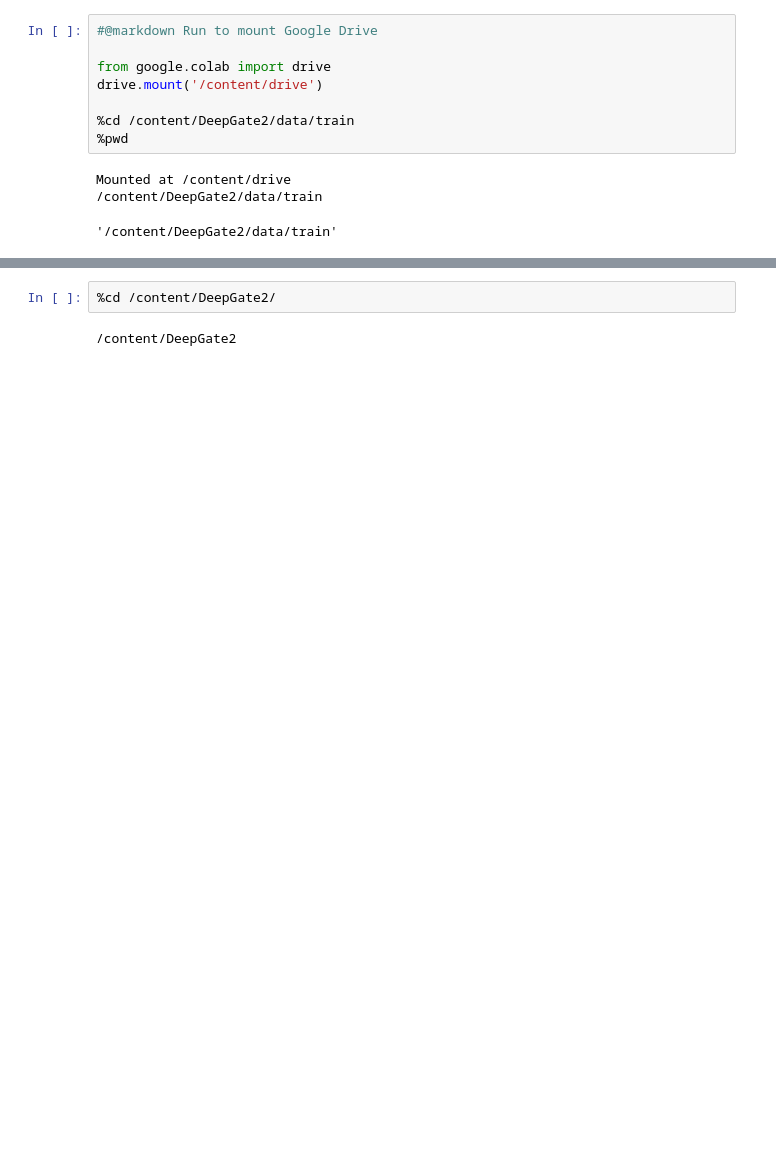
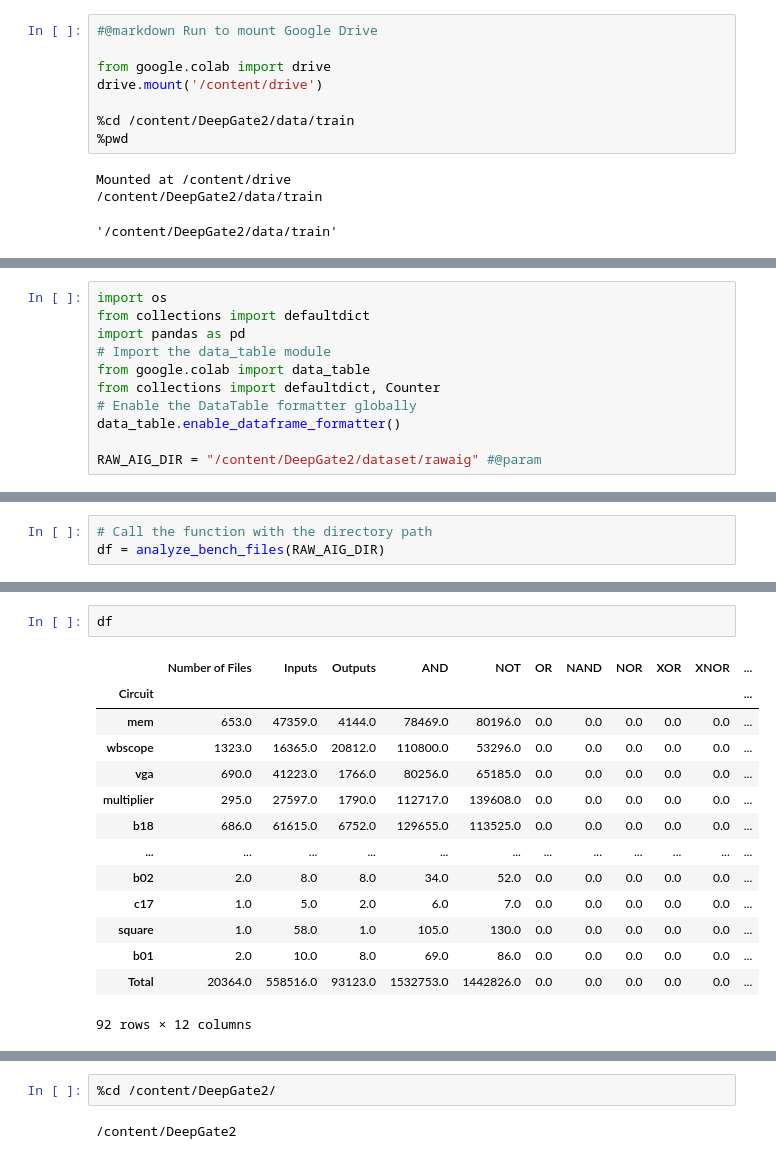
Before and after one commit to mangohehe/DeepGate2, a Jupyter notebook: notebooks/Data-Learning.ipynb, the cells around one changed output, grey strips where cells are left out. Drawn from its saved outputs; the diff is of its cells as text; blank space fills up the shorter version.

```diff
--- a/notebooks/Data-Learning.ipynb
+++ b/notebooks/Data-Learning.ipynb
@@ -30,0 +49,11 @@ Mounted at /content/drive
+# %%
+import os
+from collections import defaultdict
+import pandas as pd
+# Import the data_table module
+from google.colab import data_table
+from collections import defaultdict, Counter
+# Enable the DataTable formatter globally
+data_table.enable_dataframe_formatter()
+
+RAW_AIG_DIR = "/content/DeepGate2/dataset/rawaig" #@param
@@ -30,0 +159,3 @@ Mounted at /content/drive
+# %%
+# Call the function with the directory path
+df = analyze_bench_files(RAW_AIG_DIR)
@@ -30,0 +174,17 @@ Mounted at /content/drive
+# %%
+df
+# %% [output]
+|  | Number of Files | Inputs | Outputs | AND | NOT | OR | NAND | NOR | XOR | XNOR | ... |
+| Circuit |  |  |  |  |  |  |  |  |  |  | ... |
+| mem | 653.0 | 47359.0 | 4144.0 | 78469.0 | 80196.0 | 0.0 | 0.0 | 0.0 | 0.0 | 0.0 | ... |
+| wbscope | 1323.0 | 16365.0 | 20812.0 | 110800.0 | 53296.0 | 0.0 | 0.0 | 0.0 | 0.0 | 0.0 | ... |
+| vga | 690.0 | 41223.0 | 1766.0 | 80256.0 | 65185.0 | 0.0 | 0.0 | 0.0 | 0.0 | 0.0 | ... |
+| multiplier | 295.0 | 27597.0 | 1790.0 | 112717.0 | 139608.0 | 0.0 | 0.0 | 0.0 | 0.0 | 0.0 | ... |
+| b18 | 686.0 | 61615.0 | 6752.0 | 129655.0 | 113525.0 | 0.0 | 0.0 | 0.0 | 0.0 | 0.0 | ... |
+| ... | ... | ... | ... | ... | ... | ... | ... | ... | ... | ... | ... |
+| b02 | 2.0 | 8.0 | 8.0 | 34.0 | 52.0 | 0.0 | 0.0 | 0.0 | 0.0 | 0.0 | ... |
+| c17 | 1.0 | 5.0 | 2.0 | 6.0 | 7.0 | 0.0 | 0.0 | 0.0 | 0.0 | 0.0 | ... |
+| square | 1.0 | 58.0 | 1.0 | 105.0 | 130.0 | 0.0 | 0.0 | 0.0 | 0.0 | 0.0 | ... |
+| b01 | 2.0 | 10.0 | 8.0 | 69.0 | 86.0 | 0.0 | 0.0 | 0.0 | 0.0 | 0.0 | ... |
+| Total | 20364.0 | 558516.0 | 93123.0 | 1532753.0 | 1442826.0 | 0.0 | 0.0 | 0.0 | 0.0 | 0.0 | ... |
+92 rows × 12 columns
```
Also changed, not shown: parts of 13 cells of this notebook.
